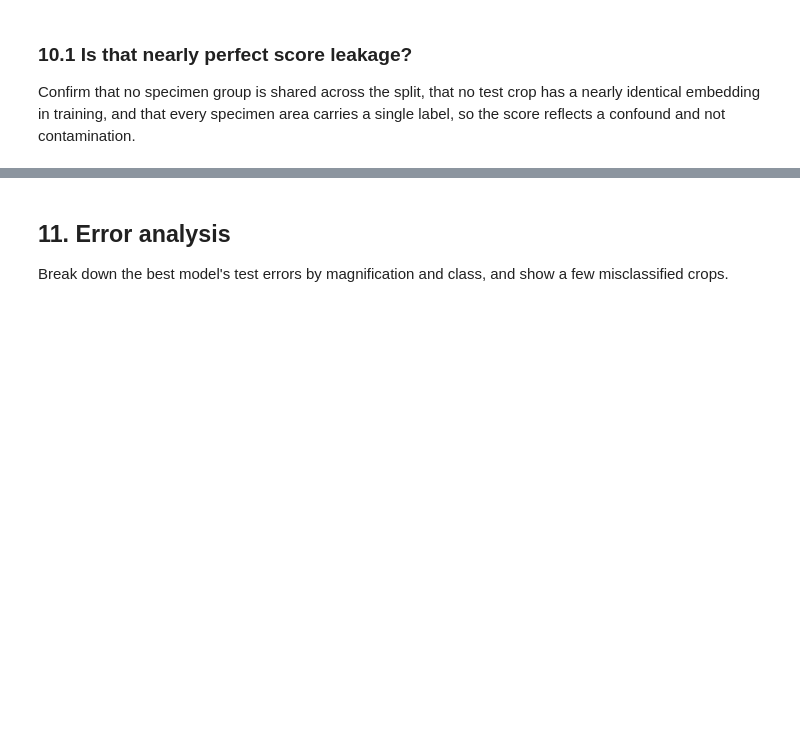
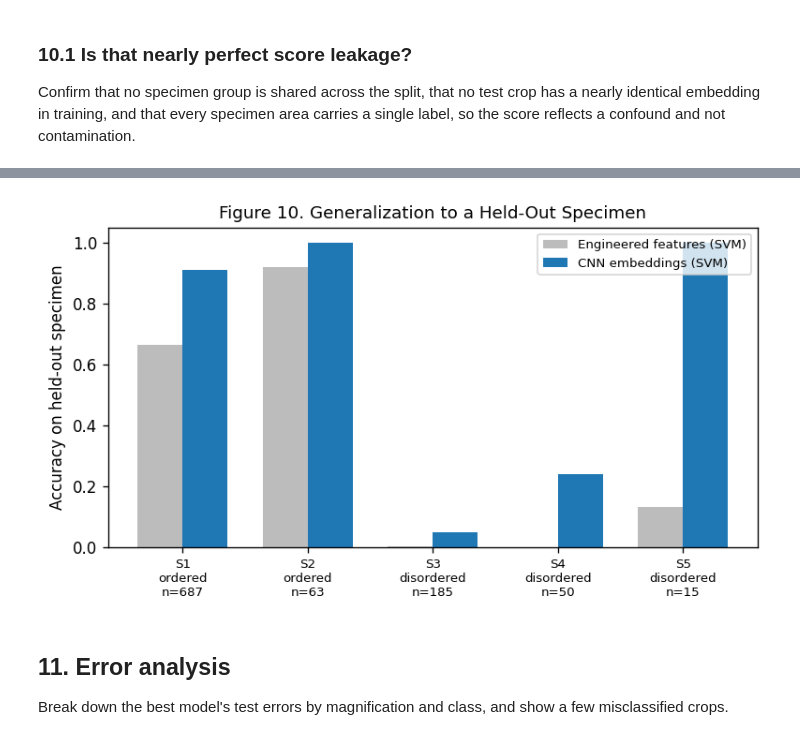
Before and after one commit to JPCodes44/MSE446_Nanoparticle_Ordering, a Jupyter notebook: Nanoparticle_Ordering.ipynb, the cells around one changed output, grey strips where cells are left out. Saved outputs shown, nothing was run; the diff lists cells and outputs as text; code cells hidden in the pictures; blank space fills up the shorter version.

```diff
--- a/Nanoparticle_Ordering.ipynb
+++ b/Nanoparticle_Ordering.ipynb
@@ -708,0 +715,18 @@ held_out_kv               model  n_test  macro_f1  balanced_accuracy
+# %%
+# Hold out one whole specimen at a time. Each specimen is a single material with a single label,
+# so the question is whether a model can classify a material it has never seen.
+def leave_one_specimen_out(X, model_protos):
+    rows = []
+    for s in sorted(metadata["sample"].unique()):
+        mask = (metadata["sample"] == s).to_numpy()
+        held_label = y[mask].iloc[0]
+        for name, proto in model_protos.items():
+            pred = clone(proto).fit(X[~mask], y[~mask]).predict(X[mask])
+            rows.append({"held_out": s, "label": held_label, "n_test": int(mask.sum()), "model": name,
+                         "accuracy": round(float((pred == y[mask]).mean()), 3)})
+    return pd.DataFrame(rows)
+
+loso = leave_one_specimen_out(X_morph, MODEL_PROTOS)
+print("Leave-one-specimen-out accuracy, engineered (basic + morphology) features:\n")
+print(loso.pivot(index=["held_out", "label", "n_test"], columns="model", values="accuracy").to_string())
+print("\nA single-label holdout has one class, so accuracy is the fraction of the unseen specimen labelled correctly.")
@@ -830,3 +864,20 @@ if cnn_ready:
+# %%
+# Figure 10 contrasts held-out-specimen accuracy for engineered features versus CNN embeddings.
+if cnn_ready:
+    cnn_loso = leave_one_specimen_out(X_cnn, {"svc_cnn": cnn_model})
+    eng = loso[loso["model"] == "svc_rbf"].set_index("held_out")
+    cnn = cnn_loso.set_index("held_out")
+    order, xx = list(eng.index), np.arange(len(eng.index))
+    fig, ax = plt.subplots(figsize=(6.6, 3.8))
+    ax.bar(xx - 0.18, [eng.loc[s, "accuracy"] for s in order], 0.36, label="Engineered features (SVM)", color="#bcbcbc")
+    ax.bar(xx + 0.18, [cnn.loc[s, "accuracy"] for s in order], 0.36, label="CNN embeddings (SVM)", color="#1f77b4")
+    ax.set_xticks(xx)
+    ax.set_xticklabels([f"{s}\n{eng.loc[s, 'label']}\nn={eng.loc[s, 'n_test']}" for s in order], fontsize=8)
+    ax.set_ylim(0, 1.05); ax.set_ylabel("Accuracy on held-out specimen")
+    ax.set_title("Figure 10. Generalization to a Held-Out Specimen", fontsize=11); ax.legend(fontsize=8)
+    fig.tight_layout(); fig.savefig(FIG_DIR / "fig10_specimen_holdout.png"); plt.show()
+# %% [output]
+[figure, added]
 # %% [markdown]
 ## 11. Error analysis
 Break down the best model's test errors by magnification and class, and show a few misclassified crops.
```
Also changed, not shown: parts of 20 cells of this notebook.
